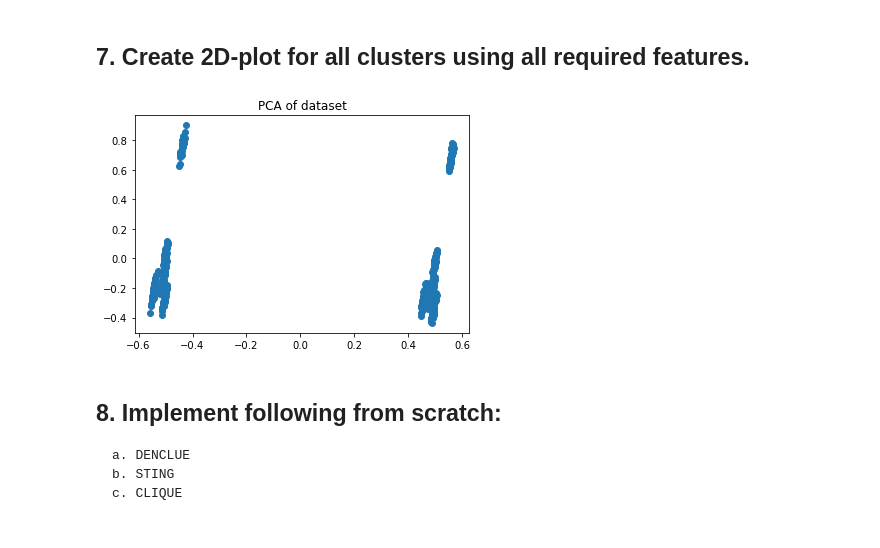
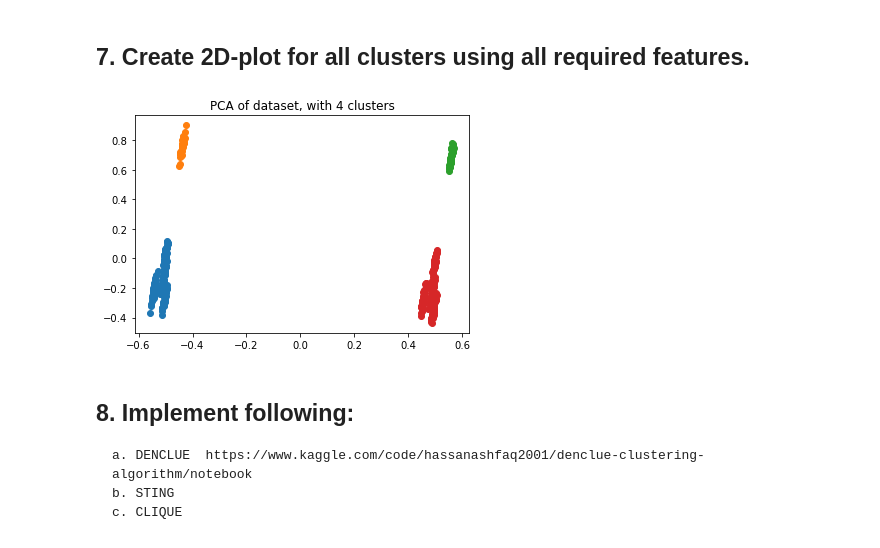
Before and after one commit to suyash-srivastava-dev/AI-Lab, a Jupyter notebook: Lab 5/Lab 5- Suyash Srivastava - 22MCS108.ipynb, the cells around one changed output. Cells and saved outputs as stored; diff of their text form; code cells hidden in the pictures.

```diff
--- a/Lab 5/Lab 5- Suyash Srivastava - 22MCS108.ipynb
+++ b/Lab 5/Lab 5- Suyash Srivastava - 22MCS108.ipynb
@@ -119,13 +119,3 @@ set(labels)
 {0, 1, 2, 3}
 # %% [markdown]
 ### b. OPTICS
-# %%
-from sklearn.cluster import OPTICS
-
-# Building the OPTICS Clustering model
-optics_model = OPTICS(min_samples = 53, xi = 0.05)
-
-# Training the model
-optics_model.fit(df_n)
-labels_Optics = optics_model.labels_
-set(labels_Optics)
@@ -144,17 +152,24 @@ Don't have any -1 label from the DBSCAN with the mentioned parameters so **0** o
 # %%
 from sklearn.decomposition import PCA
 pca = PCA(n_components=2)
 X_r = pca.fit(df_n).transform(df_n)
+db_default = DBSCAN(eps = 0.4, min_samples = 2).fit(X_r) #fit dataset
+labels = db_default.labels_
+set(labels)
 plt.figure()
-plt.scatter(X_r[:,0],X_r[:,1])
-plt.title("PCA of dataset")
+# plt.scatter(X_r[:,0],X_r[:,1])
+plt.scatter(X_r[:,0][labels == 0],X_r[:,1][labels == 0])
+plt.scatter(X_r[:,0][labels == 1],X_r[:,1][labels == 1])
+plt.scatter(X_r[:,0][labels == 2],X_r[:,1][labels == 2])
+plt.scatter(X_r[:,0][labels == 3],X_r[:,1][labels == 3])
+
+plt.title("PCA of dataset, with 4 clusters")
 plt.show()
-
 # X_r
 # %% [output]
-[figure, old version]
+[figure, new version]
 # %% [markdown]
-## 8. Implement following from scratch:
-    a. DENCLUE
+## 8. Implement following:
+    a. DENCLUE  https://www.kaggle.com/code/hassanashfaq2001/denclue-clustering-algorithm/notebook
     b. STING
     c. CLIQUE
```
Also changed, not shown: parts of 2 cells of this notebook, 1 other file.
